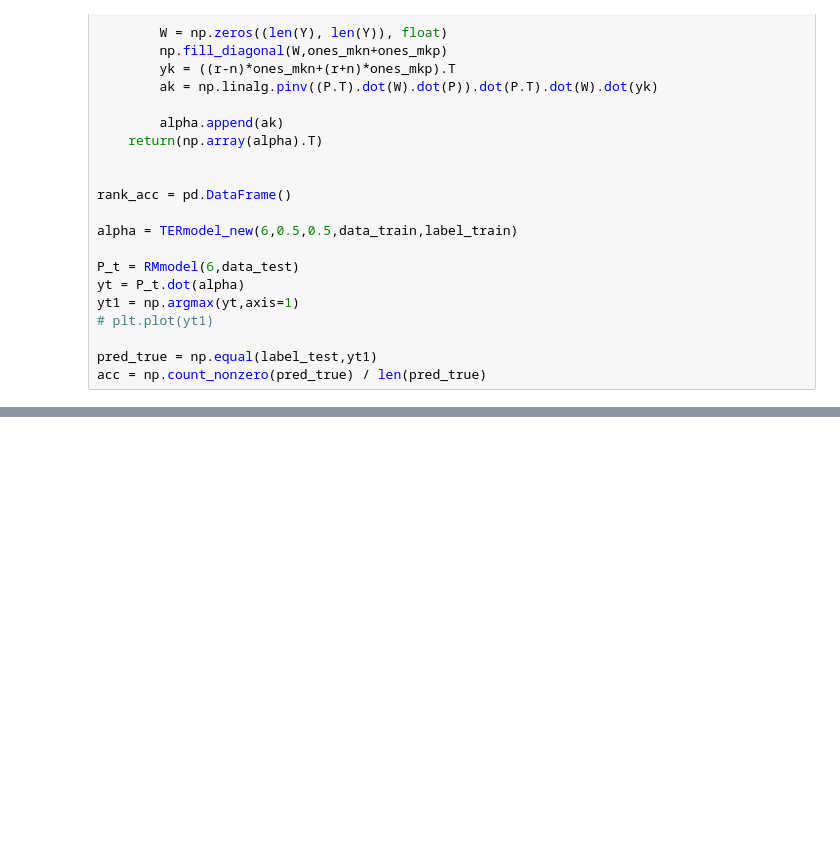
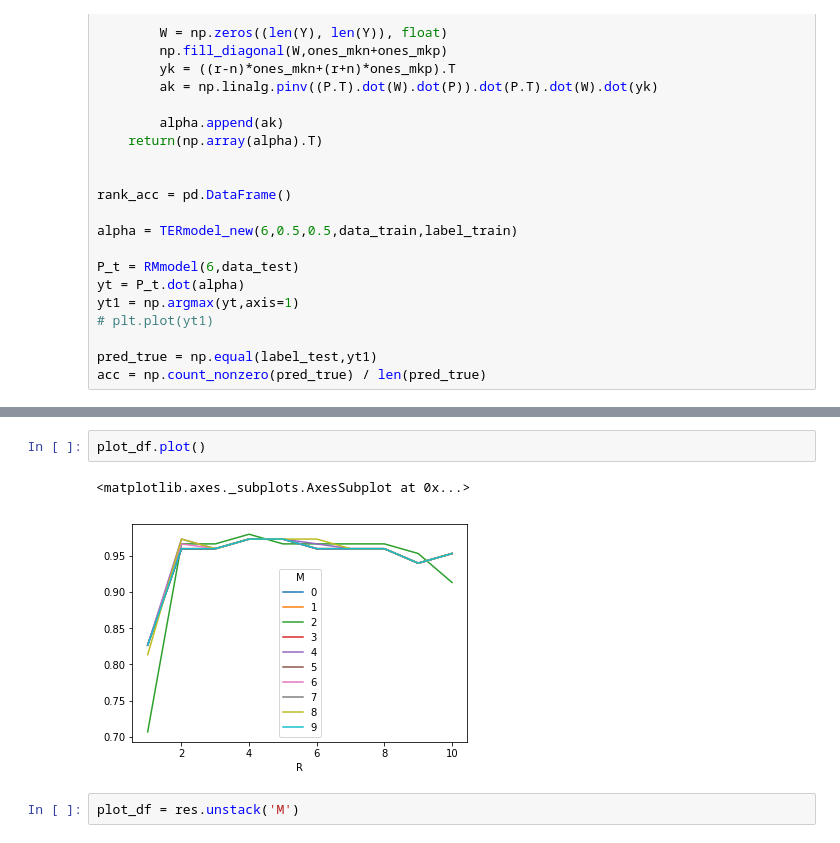
Before and after one commit to HERO-Kwon/MILab, a Jupyter notebook: 180529_TER/Untitled5.ipynb, the cells around one changed output, grey strips where cells are left out. Drawn from its saved outputs; the diff is of its cells as text; blank space fills up the shorter version.

```diff
--- a/180529_TER/Untitled5.ipynb
+++ b/180529_TER/Untitled5.ipynb
@@ -225,0 +839,7 @@ array([0, 0, 0, 0, 0, 0, 0, 0, 0, 0, 0, 0, 0, 0, 0, 0, 0, 0, 0, 0, 0, 0,
+# %%
+plot_df.plot()
+# %% [output]
+<matplotlib.axes._subplots.AxesSubplot at 0x...>
+[figure, added]
+# %%
+plot_df = res.unstack('M')
```
Also changed, not shown: parts of 93 cells of this notebook, 1 other file.
